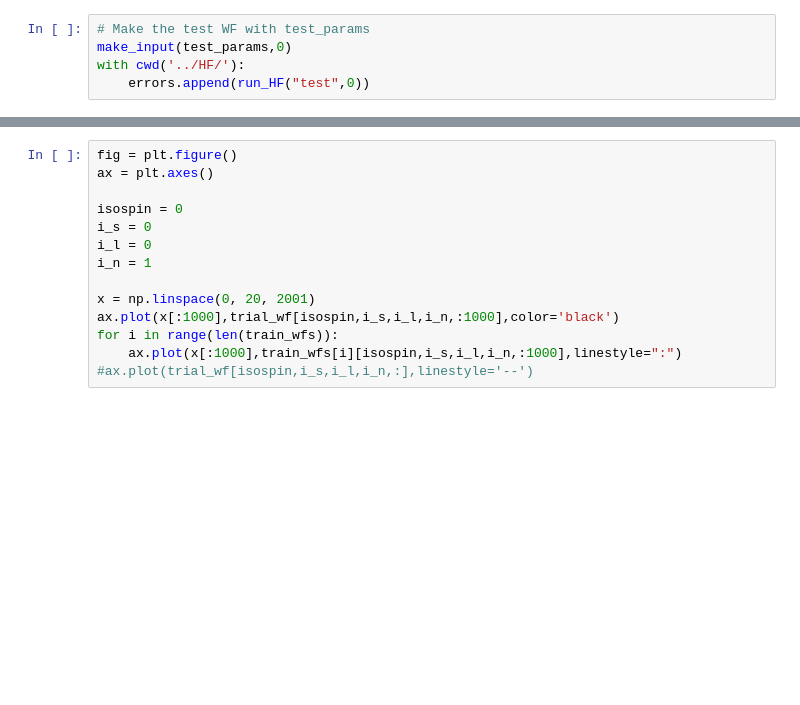
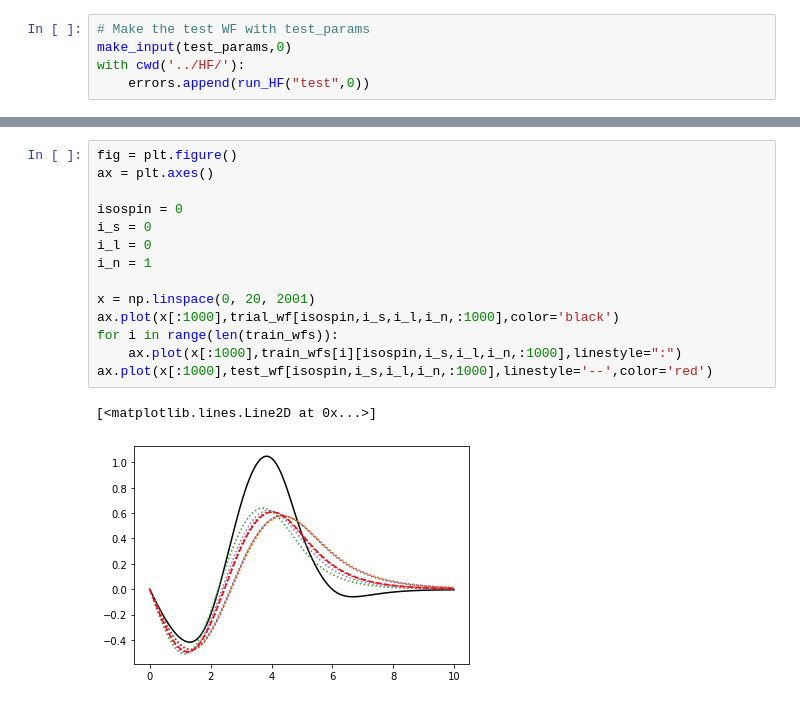
Before and after one commit to ascsn/nuclear-dimensionality-reduction-book, a Jupyter notebook: EC/GalerkinEC.ipynb, the cells around one changed output, grey strips where cells are left out. Cells and saved outputs as stored; diff of their text form; blank space fills up the shorter version.

```diff
--- a/EC/GalerkinEC.ipynb
+++ b/EC/GalerkinEC.ipynb
@@ -594,14 +629,17 @@ Trial: 97.83557243738309 Test: -15.361606723090842 Difference: 1.157014533061812
 # %%
 fig = plt.figure()
 ax = plt.axes()
 
 isospin = 0
 i_s = 0
 i_l = 0
 i_n = 1
 
 x = np.linspace(0, 20, 2001)
 ax.plot(x[:1000],trial_wf[isospin,i_s,i_l,i_n,:1000],color='black')
 for i in range(len(train_wfs)):
     ax.plot(x[:1000],train_wfs[i][isospin,i_s,i_l,i_n,:1000],linestyle=":")
-#ax.plot(trial_wf[isospin,i_s,i_l,i_n,:],linestyle='--')
+ax.plot(x[:1000],test_wf[isospin,i_s,i_l,i_n,:1000],linestyle='--',color='red')
+# %% [output]
+[<matplotlib.lines.Line2D at 0x...>]
+[figure, added]
```
Also changed, not shown: parts of 3 cells of this notebook.
